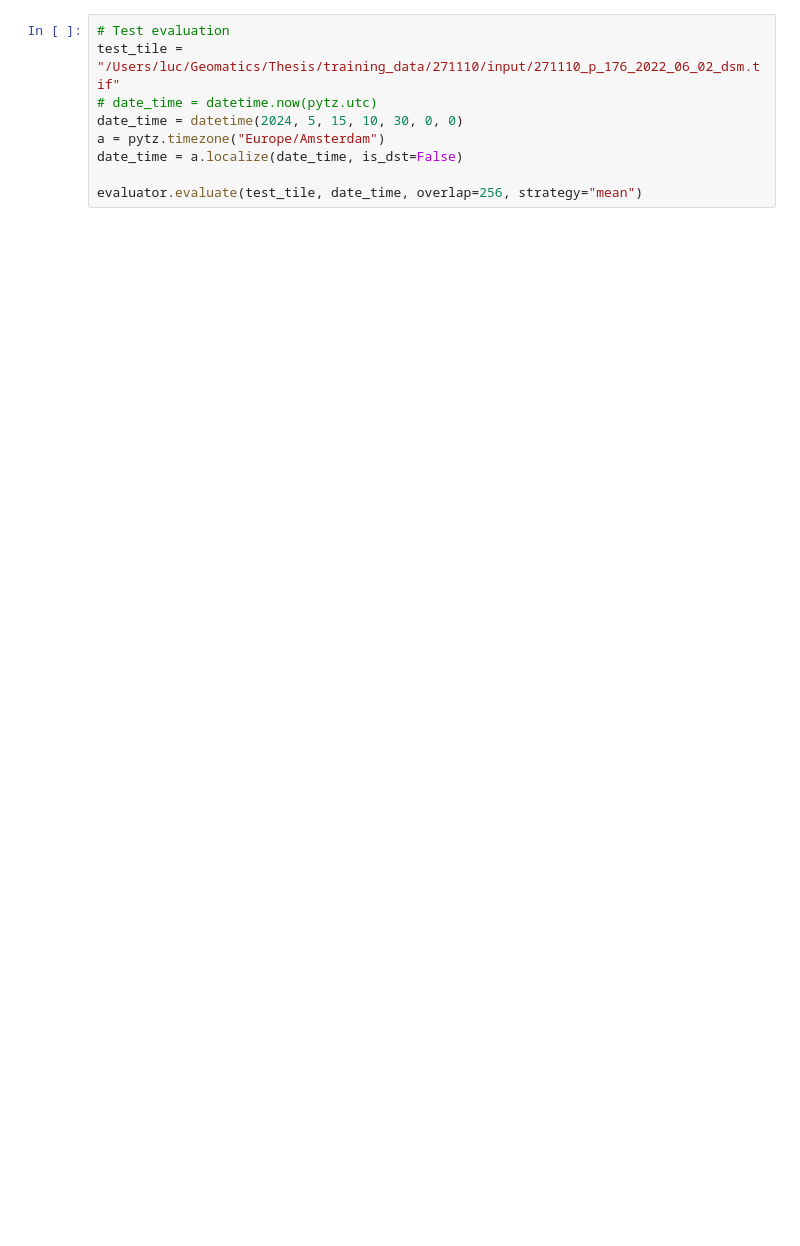
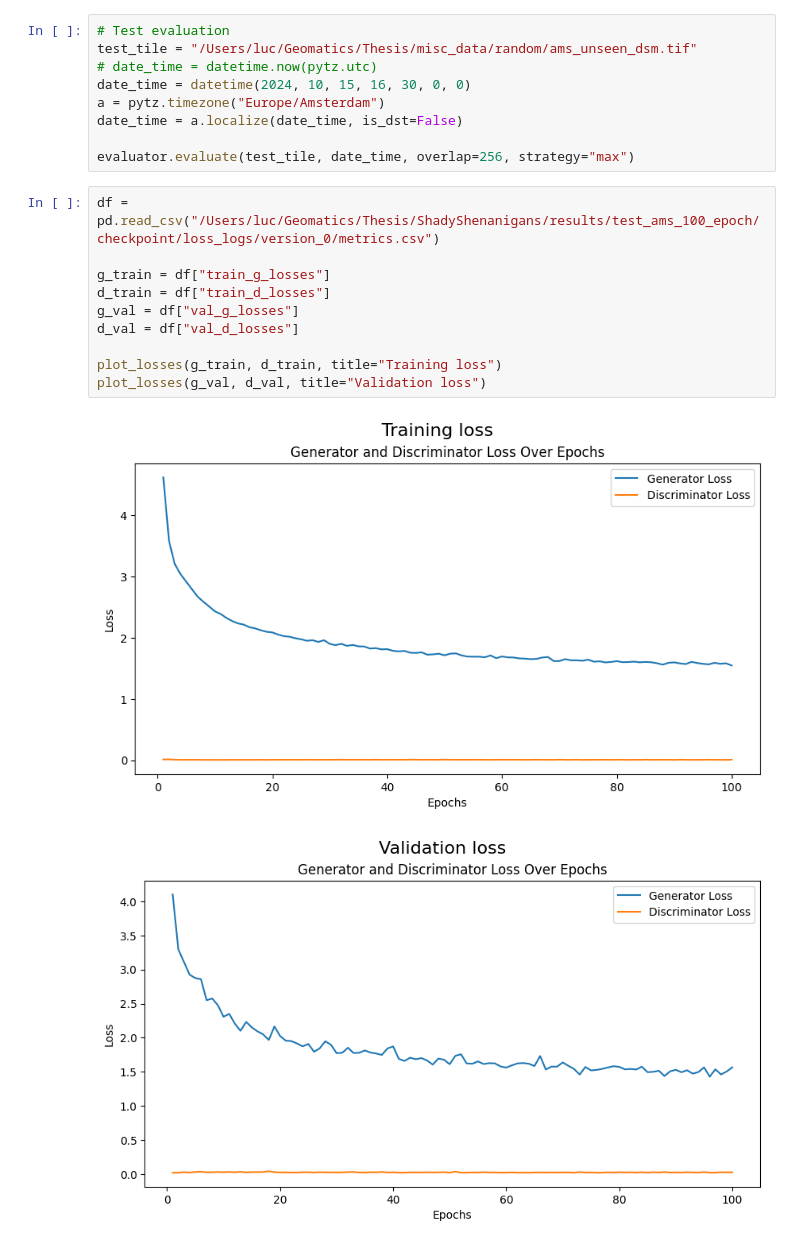
Before and after one commit to lucjonker/Shady_Shenanigans, a Jupyter notebook: src/evaluate_model.ipynb, the cells around one changed output. Cells and saved outputs as stored; diff of their text form; blank space fills up the shorter version.

```diff
--- a/src/evaluate_model.ipynb
+++ b/src/evaluate_model.ipynb
@@ -19,10 +22,23 @@ mps
 Model initialized...
 # %%
 # Test evaluation
-test_tile = "/Users/luc/Geomatics/Thesis/training_data/271110/input/271110_p_176_2022_06_02_dsm.tif"
+test_tile = "/Users/luc/Geomatics/Thesis/misc_data/random/ams_unseen_dsm.tif"
 # date_time = datetime.now(pytz.utc)
-date_time = datetime(2024, 5, 15, 10, 30, 0, 0)
+date_time = datetime(2024, 10, 15, 16, 30, 0, 0)
 a = pytz.timezone("Europe/Amsterdam")
 date_time = a.localize(date_time, is_dst=False)
 
-evaluator.evaluate(test_tile, date_time, overlap=256, strategy="mean")
+evaluator.evaluate(test_tile, date_time, overlap=256, strategy="max")
+# %%
+df = pd.read_csv("/Users/luc/Geomatics/Thesis/ShadyShenanigans/results/test_ams_100_epoch/checkpoint/loss_logs/version_0/metrics.csv")
+
+g_train = df["train_g_losses"]
+d_train = df["train_d_losses"]
+g_val = df["val_g_losses"]
+d_val = df["val_d_losses"]
+
+plot_losses(g_train, d_train, title="Training loss")
+plot_losses(g_val, d_val, title="Validation loss")
+# %% [output]
+[figure, added]
+[figure, added]
```
Also changed, not shown: parts of 2 cells of this notebook, 8 other files.
